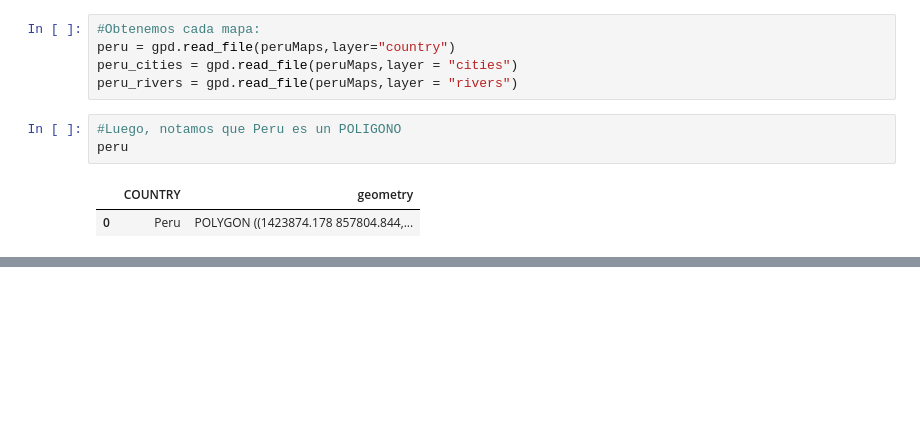
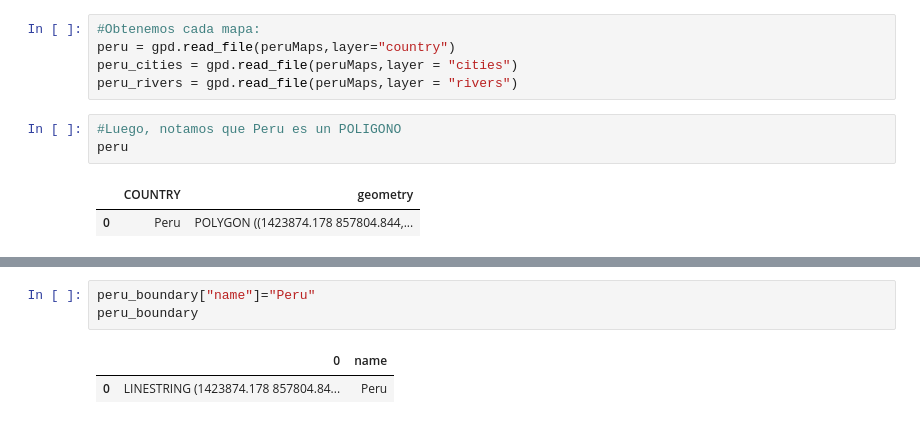
Before and after one commit to IntroSpatialDataScience/geodfEv3, a Jupyter notebook: Evaluacion3.ipynb, the cells around one changed output, grey strips where cells are left out. Drawn from its saved outputs; the diff is of its cells as text; blank space fills up the shorter version.

```diff
--- a/Evaluacion3.ipynb
+++ b/Evaluacion3.ipynb
@@ -27,0 +55,6 @@ peru
+# %%
+peru_boundary["name"]="Peru"
+peru_boundary
+# %% [output]
+|  | 0 | name |
+| 0 | LINESTRING (1423874.178 857804.84... | Peru |
```
Also changed, not shown: parts of 13 cells of this notebook, 3 other files.
